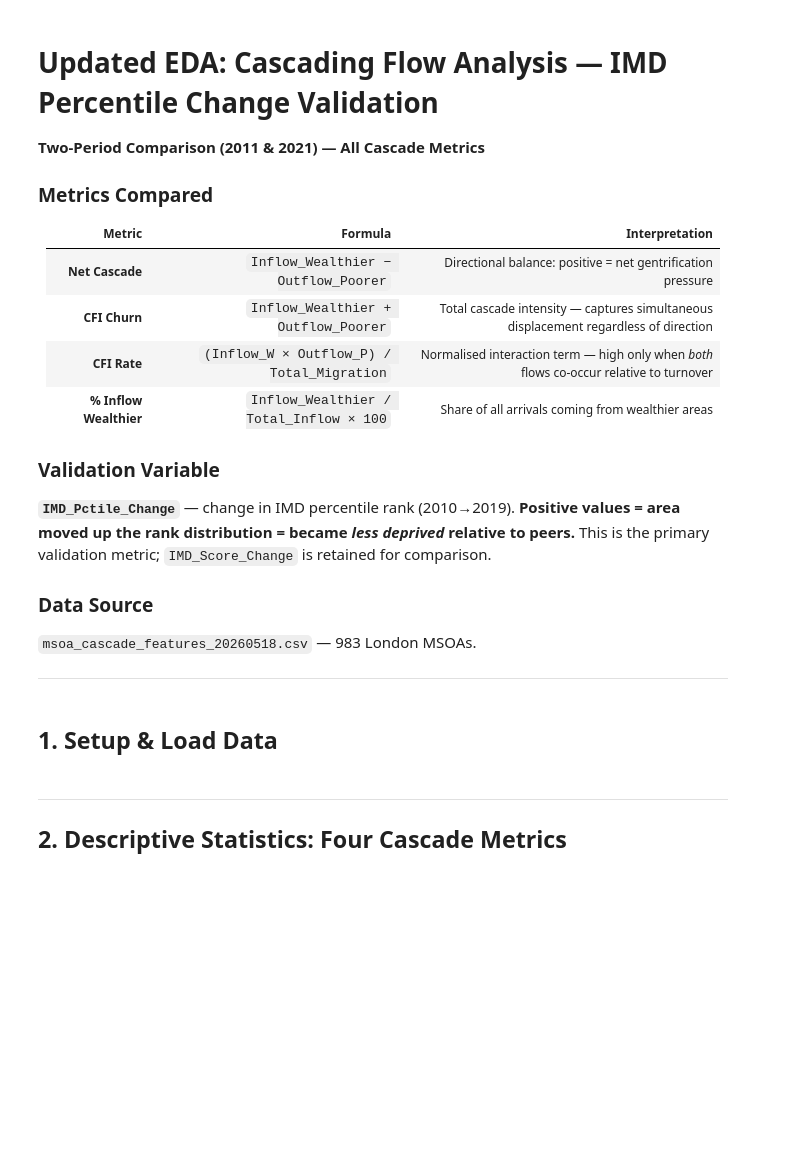
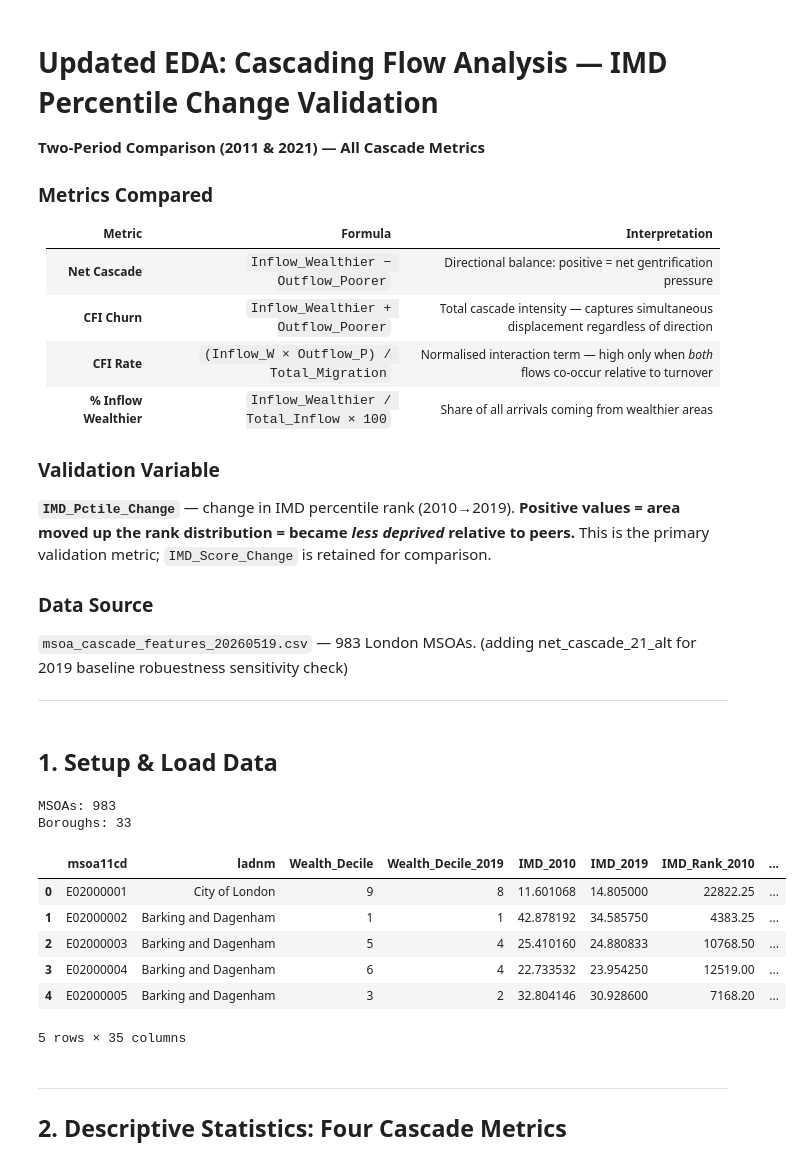
Before and after one commit to yxing82/CASA-Dissertation, a Jupyter notebook: script/eda_cascade_imd_rank_analysis.ipynb, the cells around one changed output. Cells and saved outputs as stored; diff of their text form; code cells hidden in the pictures; blank space fills up the shorter version.

```diff
--- a/script/eda_cascade_imd_rank_analysis.ipynb
+++ b/script/eda_cascade_imd_rank_analysis.ipynb
@@ -14,7 +14,8 @@
 **`IMD_Pctile_Change`** — change in IMD percentile rank (2010→2019). **Positive values = area moved up the rank distribution = became *less deprived* relative to peers.** This is the primary validation metric; `IMD_Score_Change` is retained for comparison.
 
 ### Data Source
-`msoa_cascade_features_20260518.csv` — 983 London MSOAs.
+<!-- `msoa_cascade_features_20260518.csv` — 983 London MSOAs. -->
+`msoa_cascade_features_20260519.csv` — 983 London MSOAs. (adding net_cascade_21_alt for 2019 baseline robuestness sensitivity check)
 
 ---
 # %% [markdown]
@@ -22,34 +23,44 @@
 # %%
 import pandas as pd
 import numpy as np
 import matplotlib.pyplot as plt
 import matplotlib.ticker as mticker
 import seaborn as sns
 from scipy import stats
 from pyprojroot import here
 
 # Set visualization theme
 sns.set_theme(style='whitegrid', font_scale=1.1)
 
 # Define directories using pyprojroot
 ROOT = here()
 OUTPUT_DIR = ROOT / 'outputs'
 
 # Load the pre-computed cascade features
-data_path = OUTPUT_DIR / 'msoa_cascade_features_20260518.csv'
+data_path = OUTPUT_DIR / 'msoa_cascade_features_20260519.csv'
 df = pd.read_csv(data_path)
 
 # Compute deltas (2021 − 2011)
 df['Delta_Net_Cascade'] = df['Net_Cascade_21'] - df['Net_Cascade_11']
 df['Delta_CFI_Churn'] = df['CFI_Churn_21'] - df['CFI_Churn_11']
 df['Delta_CFI_Rate'] = df['CFI_Rate_21'] - df['CFI_Rate_11']
 df['Delta_Pct_Inflow_Wealthier'] = df['Pct_Inflow_Wealthier_21'] - df['Pct_Inflow_Wealthier_11']
 
 # Display dataset summary
 print(f'MSOAs: {len(df)}')
 print(f'Boroughs: {df["ladnm"].nunique()}')
 
 display(df.head())
+# %% [output]
+MSOAs: 983
+Boroughs: 33
+|  | msoa11cd | ladnm | Wealth_Decile | Wealth_Decile_2019 | IMD_2010 | IMD_2019 | IMD_Rank_2010 | ... |
+| 0 | E02000001 | City of London | 9 | 8 | 11.601068 | 14.805000 | 22822.25 | ... |
+| 1 | E02000002 | Barking and Dagenham | 1 | 1 | 42.878192 | 34.585750 | 4383.25 | ... |
+| 2 | E02000003 | Barking and Dagenham | 5 | 4 | 25.410160 | 24.880833 | 10768.50 | ... |
+| 3 | E02000004 | Barking and Dagenham | 6 | 4 | 22.733532 | 23.954250 | 12519.00 | ... |
+| 4 | E02000005 | Barking and Dagenham | 3 | 2 | 32.804146 | 30.928600 | 7168.20 | ... |
+5 rows × 35 columns
 # %% [markdown]
 ---
 ## 2. Descriptive Statistics: Four Cascade Metrics
```
Also changed, not shown: parts of 21 cells of this notebook, 9 other files.
